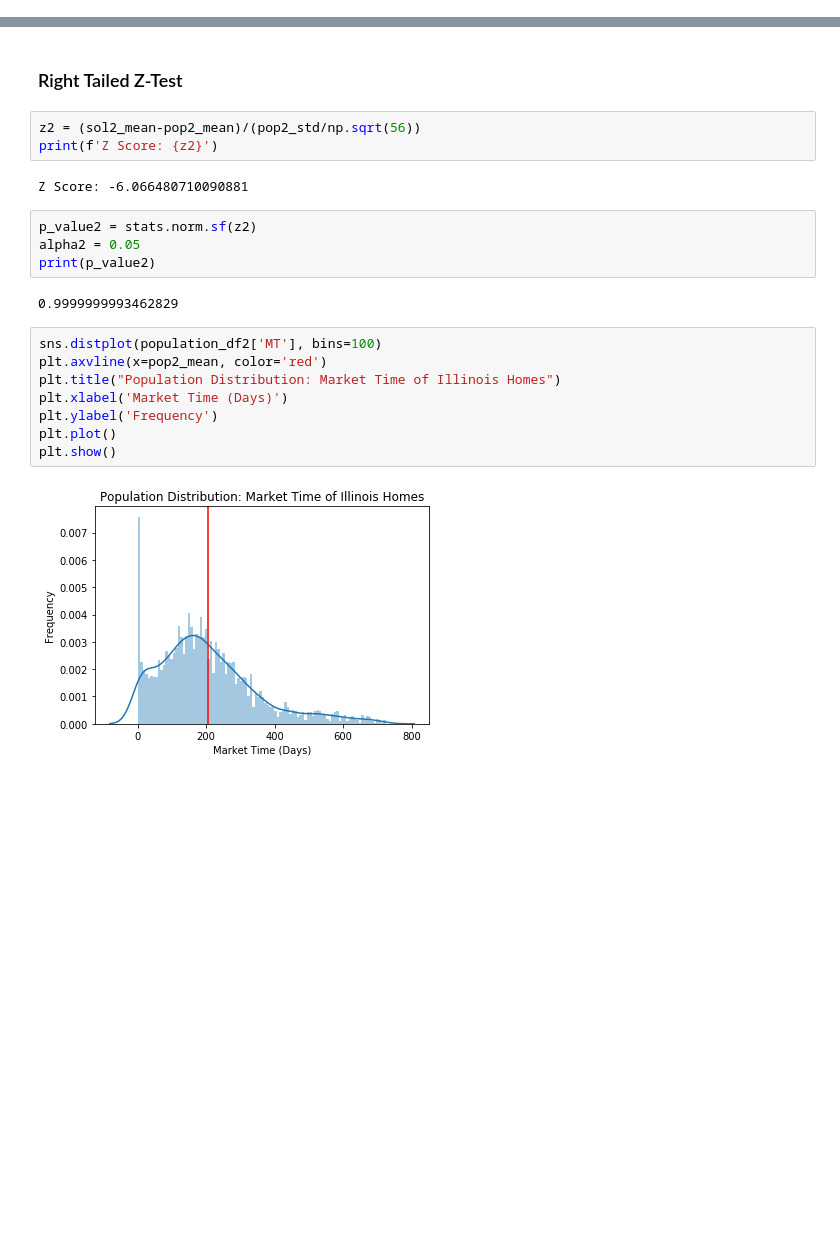
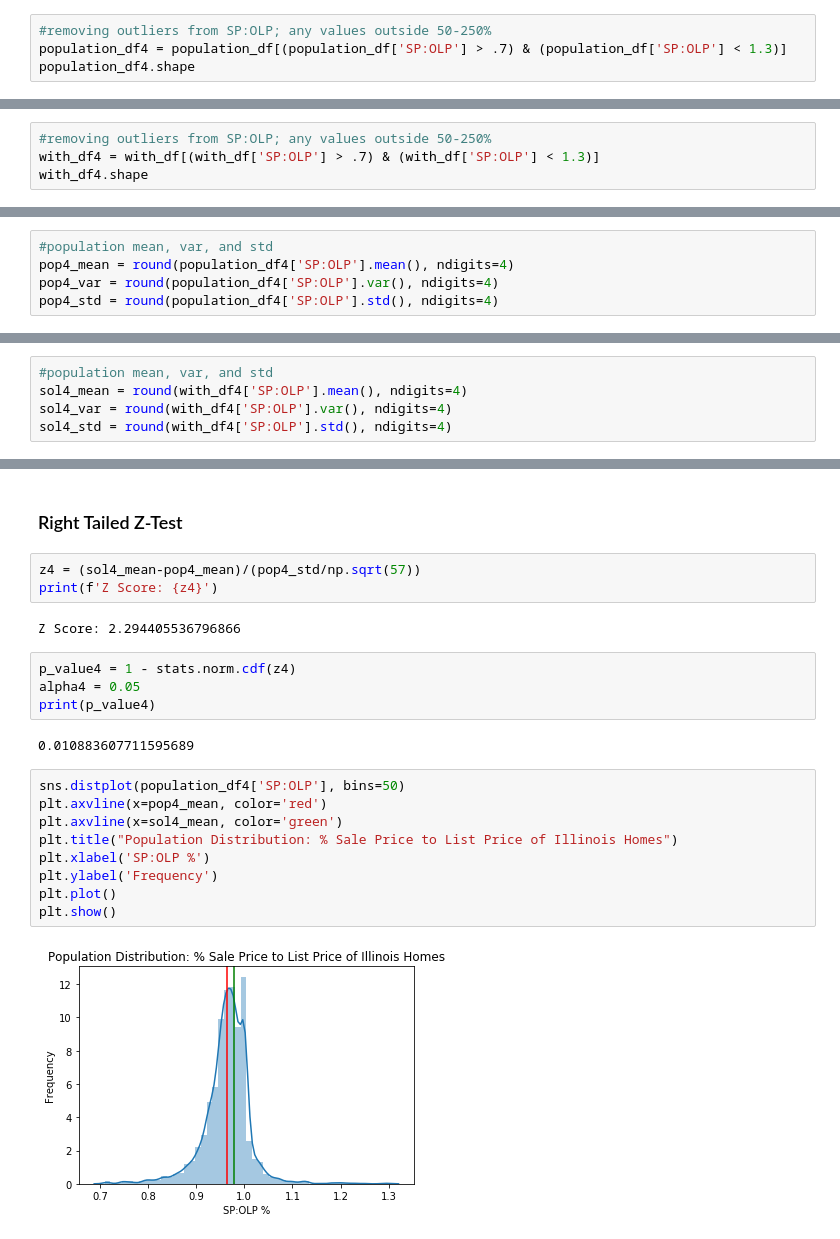
Before and after one commit to nqabell89/Solar-Panel-Impact-on-Illinois-Home-Value, a Jupyter notebook: Hypothesis_Testing.ipynb, the cells around one changed output, grey strips where cells are left out. Drawn from its saved outputs; the diff is of its cells as text; blank space fills up the shorter version.

```diff
--- a/Hypothesis_Testing.ipynb
+++ b/Hypothesis_Testing.ipynb
@@ -180,0 +258,4 @@ Solar Standard Deviation: 93.95
+# %%
+#removing outliers from SP:OLP; any values outside 50-250%
+population_df4 = population_df[(population_df['SP:OLP'] > .7) & (population_df['SP:OLP'] < 1.3)]
+population_df4.shape
@@ -180,0 +264,4 @@ Solar Standard Deviation: 93.95
+# %%
+#removing outliers from SP:OLP; any values outside 50-250%
+with_df4 = with_df[(with_df['SP:OLP'] > .7) & (with_df['SP:OLP'] < 1.3)]
+with_df4.shape
@@ -180,0 +270,5 @@ Solar Standard Deviation: 93.95
+# %%
+#population mean, var, and std
+pop4_mean = round(population_df4['SP:OLP'].mean(), ndigits=4)
+pop4_var = round(population_df4['SP:OLP'].var(), ndigits=4)
+pop4_std = round(population_df4['SP:OLP'].std(), ndigits=4)
@@ -180,0 +283,5 @@ Solar Standard Deviation: 93.95
+# %%
+#population mean, var, and std
+sol4_mean = round(with_df4['SP:OLP'].mean(), ndigits=4)
+sol4_var = round(with_df4['SP:OLP'].var(), ndigits=4)
+sol4_std = round(with_df4['SP:OLP'].std(), ndigits=4)
@@ -181,23 +296,24 @@ Solar Standard Deviation: 93.95
 # %% [markdown]
 ### Right Tailed Z-Test
 # %%
-z2 = (sol2_mean-pop2_mean)/(pop2_std/np.sqrt(56))
-print(f'Z Score: {z2}')
+z4 = (sol4_mean-pop4_mean)/(pop4_std/np.sqrt(57))
+print(f'Z Score: {z4}')
 # %% [output]
-Z Score: -6.066480710090881
+Z Score: 2.294405536796866
 # %%
-p_value2 = stats.norm.sf(z2)
-alpha2 = 0.05
-print(p_value2)
+p_value4 = 1 - stats.norm.cdf(z4)
+alpha4 = 0.05
+print(p_value4)
 # %% [output]
-0.9999999993462829
+0.010883607711595689
 # %%
-sns.distplot(population_df2['MT'], bins=100)
-plt.axvline(x=pop2_mean, color='red')
-plt.title("Population Distribution: Market Time of Illinois Homes")
-plt.xlabel('Market Time (Days)')
+sns.distplot(population_df4['SP:OLP'], bins=50)
+plt.axvline(x=pop4_mean, color='red')
+plt.axvline(x=sol4_mean, color='green')
+plt.title("Population Distribution: % Sale Price to List Price of Illinois Homes")
+plt.xlabel('SP:OLP %')
 plt.ylabel('Frequency')
 plt.plot()
 plt.show()
 # %% [output]
-[figure, old version]
+[figure, new version]
```
Also changed, not shown: parts of 41 cells of this notebook, 7 other files.
